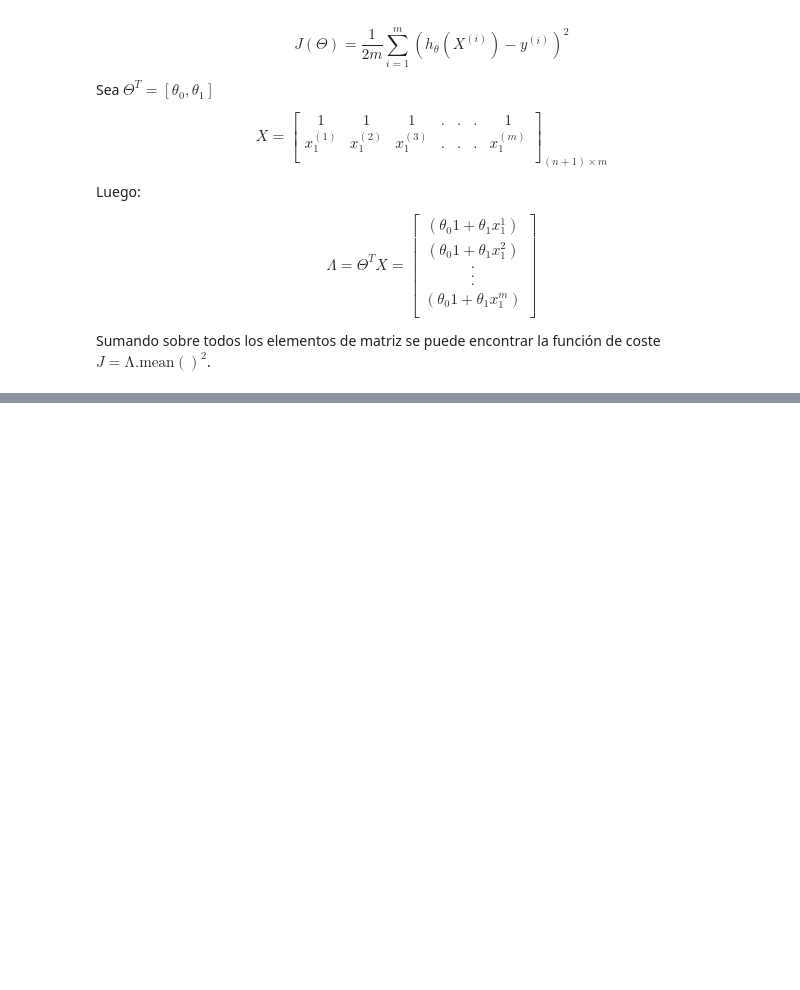
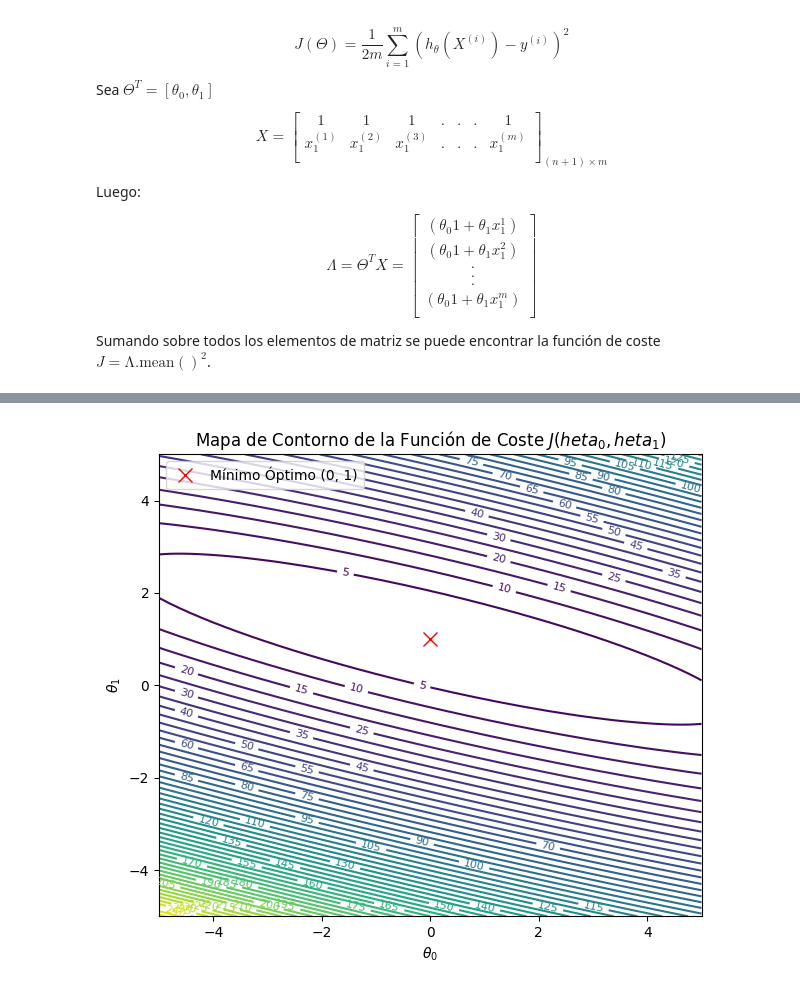
Before and after one commit to CienciaDatosUdea/002_EstudiantesAprendizajeEstadistico, a Jupyter notebook: semestre2025-2/Estudiantes/Sarmiento_8348/Labs/Laboratorio_02_reg_lin_grad_descV1.ipynb, the cells around one changed output, grey strips where cells are left out. Drawn from its saved outputs; the diff is of its cells as text; code cells hidden in the pictures; blank space fills up the shorter version.

```diff
--- a/semestre2025-2/Estudiantes/Sarmiento_8348/Labs/Laboratorio_02_reg_lin_grad_descV1.ipynb
+++ b/semestre2025-2/Estudiantes/Sarmiento_8348/Labs/Laboratorio_02_reg_lin_grad_descV1.ipynb
@@ -268,0 +309,13 @@ Sumando sobre todos los elementos de matriz se puede encontrar la función de co
+# %%
+plt.figure(figsize=(7, 6))
+# El número 50 indica la cantidad de líneas de nivel
+contour = plt.contour(t0, t1, J_vals, 50, cmap='viridis')
+plt.clabel(contour, inline=True, fontsize=8) # Añade el valor del error a las líneas
+plt.xlabel(r"$\theta_0$")
+plt.ylabel(r"$\theta_1$")
+plt.title("Mapa de Contorno de la Función de Coste $J(\theta_0, \theta_1)$")
+plt.plot(0, 1, 'rx', markersize=10, label='Mínimo Óptimo (0, 1)')
+plt.legend()
+plt.show()
+# %% [output]
+[figure, added]
```
Also changed, not shown: parts of 21 cells of this notebook.
